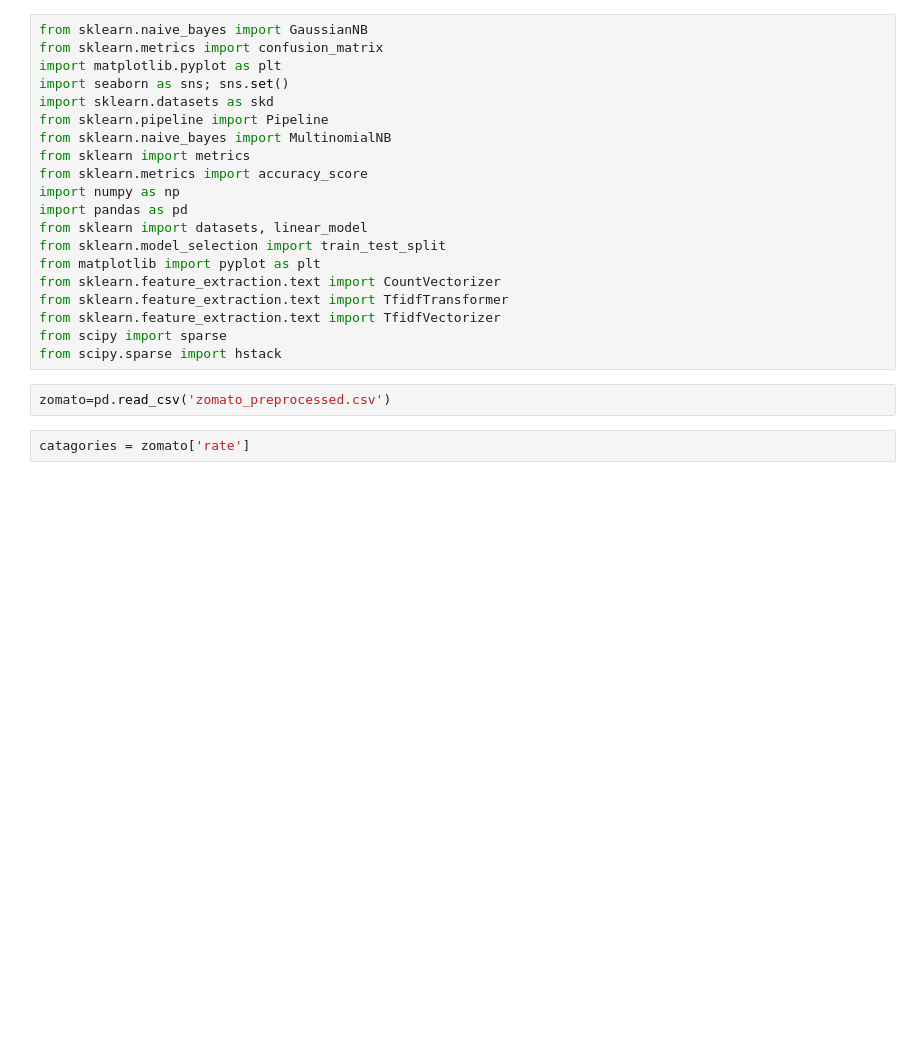
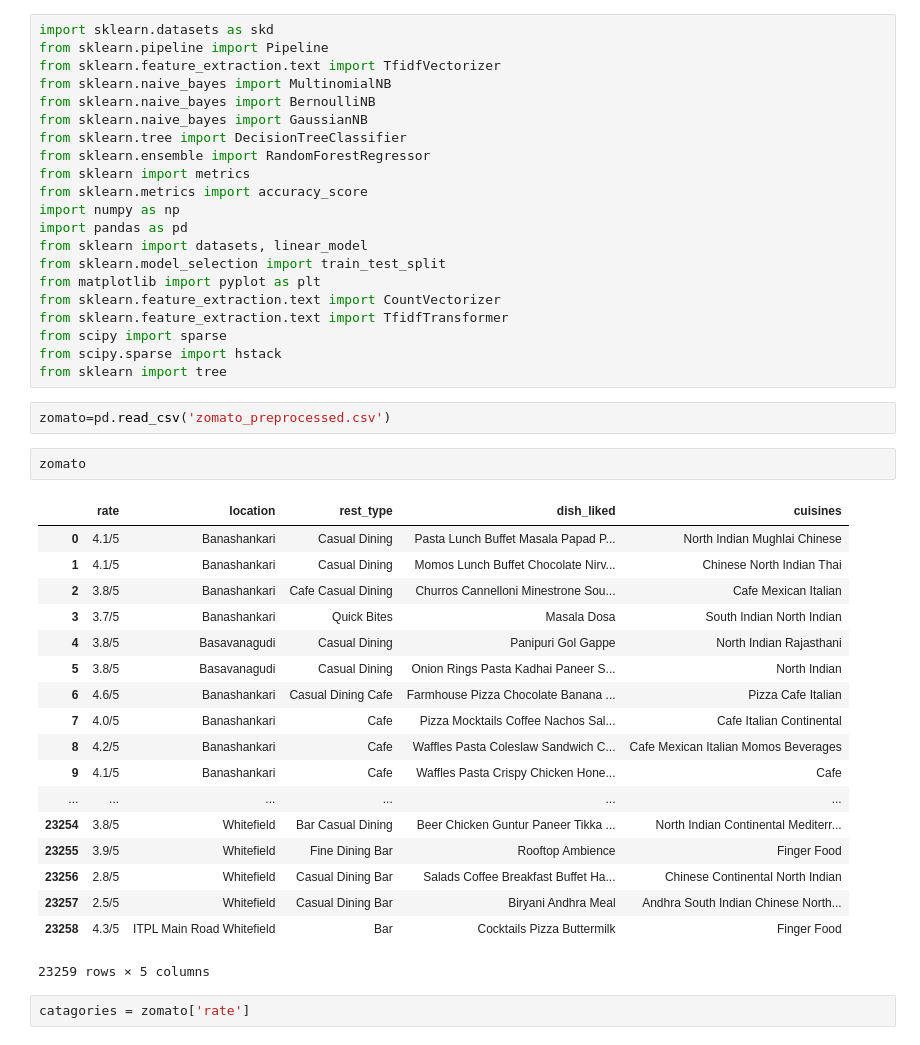
Before and after one commit to mohammadn0man/Zomato_bangalore_restaurant_opening_prediction, a Jupyter notebook: Naive Bayes on preprocessed zomato dataset.ipynb, the cells around one changed output. Saved outputs shown, nothing was run; the diff lists cells and outputs as text; blank space fills up the shorter version.

Commit message:
naive bayes commit

```diff
--- a/Naive Bayes on preprocessed zomato dataset.ipynb
+++ b/Naive Bayes on preprocessed zomato dataset.ipynb
@@ -1,11 +1,12 @@
 # %%
-from sklearn.naive_bayes import GaussianNB
-from sklearn.metrics import confusion_matrix
-import matplotlib.pyplot as plt
-import seaborn as sns; sns.set()
 import sklearn.datasets as skd
 from sklearn.pipeline import Pipeline
+from sklearn.feature_extraction.text import TfidfVectorizer
 from sklearn.naive_bayes import MultinomialNB
+from sklearn.naive_bayes import BernoulliNB
+from sklearn.naive_bayes import GaussianNB
+from sklearn.tree import DecisionTreeClassifier
+from sklearn.ensemble import RandomForestRegressor
 from sklearn import metrics
 from sklearn.metrics import accuracy_score
 import numpy as np
@@ -15,11 +16,32 @@ from sklearn.model_selection import train_test_split
 from matplotlib import pyplot as plt
 from sklearn.feature_extraction.text import CountVectorizer
 from sklearn.feature_extraction.text import TfidfTransformer
-from sklearn.feature_extraction.text import TfidfVectorizer
 from scipy import sparse
 from scipy.sparse import hstack
+from sklearn import tree
 # %%
 zomato=pd.read_csv('zomato_preprocessed.csv')
+# %%
+zomato
+# %% [output]
+|  | rate | location | rest_type | dish_liked | cuisines |
+| 0 | 4.1/5 | Banashankari | Casual Dining | Pasta Lunch Buffet Masala Papad P... | North Indian Mughlai Chinese |
+| 1 | 4.1/5 | Banashankari | Casual Dining | Momos Lunch Buffet Chocolate Nirv... | Chinese North Indian Thai |
+| 2 | 3.8/5 | Banashankari | Cafe Casual Dining | Churros Cannelloni Minestrone Sou... | Cafe Mexican Italian |
+| 3 | 3.7/5 | Banashankari | Quick Bites | Masala Dosa | South Indian North Indian |
+| 4 | 3.8/5 | Basavanagudi | Casual Dining | Panipuri Gol Gappe | North Indian Rajasthani |
+| 5 | 3.8/5 | Basavanagudi | Casual Dining | Onion Rings Pasta Kadhai Paneer S... | North Indian |
+| 6 | 4.6/5 | Banashankari | Casual Dining Cafe | Farmhouse Pizza Chocolate Banana ... | Pizza Cafe Italian |
+| 7 | 4.0/5 | Banashankari | Cafe | Pizza Mocktails Coffee Nachos Sal... | Cafe Italian Continental |
+| 8 | 4.2/5 | Banashankari | Cafe | Waffles Pasta Coleslaw Sandwich C... | Cafe Mexican Italian Momos Beverages |
+| 9 | 4.1/5 | Banashankari | Cafe | Waffles Pasta Crispy Chicken Hone... | Cafe |
+| ... | ... | ... | ... | ... | ... |
+| 23254 | 3.8/5 | Whitefield | Bar Casual Dining | Beer Chicken Guntur Paneer Tikka ... | North Indian Continental Mediterr... |
+| 23255 | 3.9/5 | Whitefield | Fine Dining Bar | Rooftop Ambience | Finger Food |
+| 23256 | 2.8/5 | Whitefield | Casual Dining Bar | Salads Coffee Breakfast Buffet Ha... | Chinese Continental North Indian |
+| 23257 | 2.5/5 | Whitefield | Casual Dining Bar | Biryani Andhra Meal | Andhra South Indian Chinese North... |
+| 23258 | 4.3/5 | ITPL Main Road Whitefield | Bar | Cocktails Pizza Buttermilk | Finger Food |
+23259 rows × 5 columns
 # %%
 catagories = zomato['rate']
 # %%
```
Also changed, not shown: parts of 46 cells of this notebook, 1 other file.
